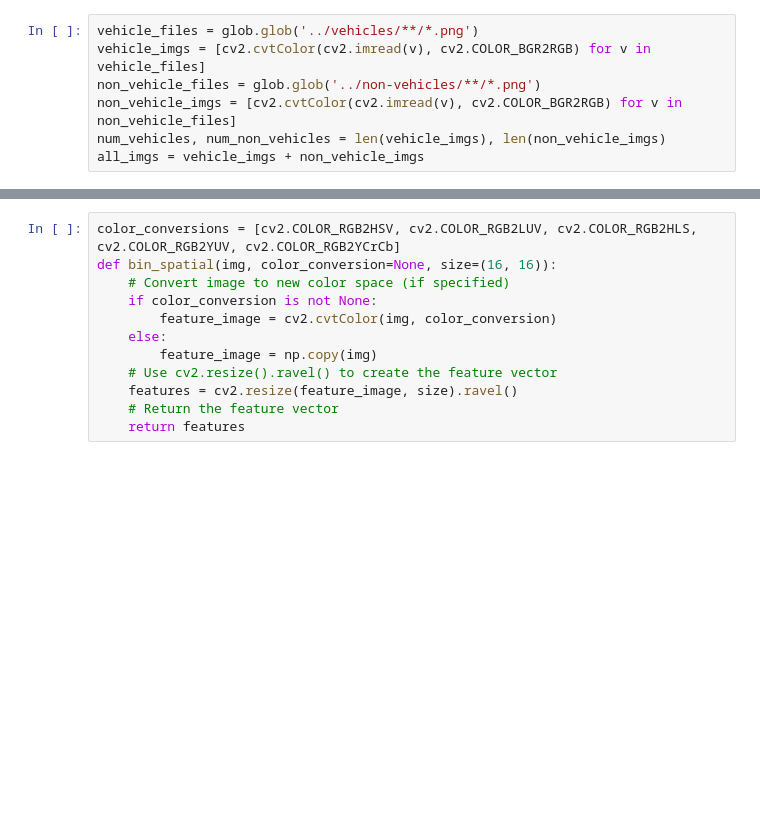
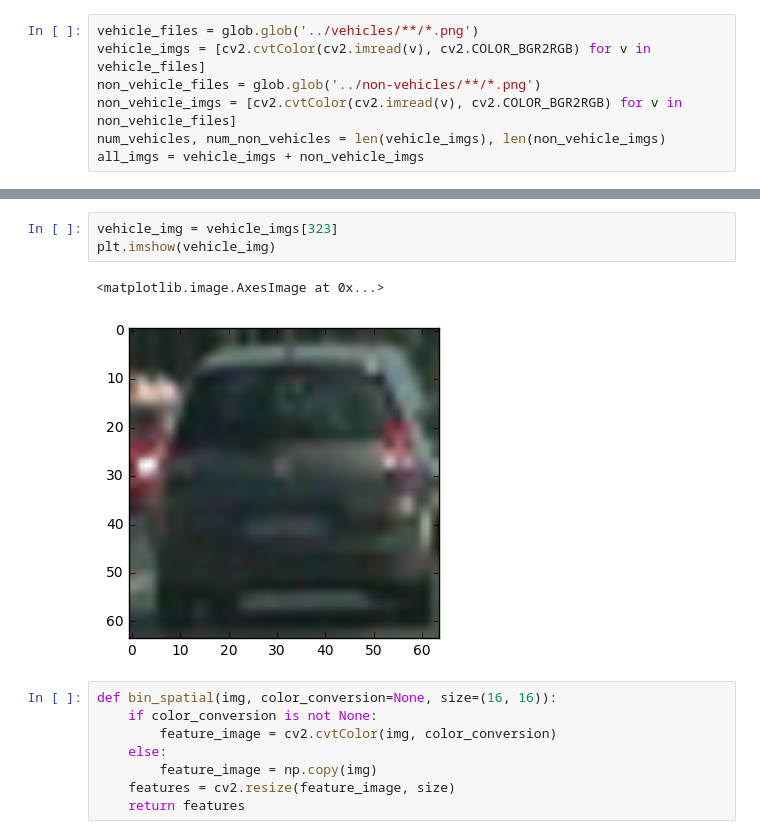
Before and after one commit to ddrm86/udacity-selfdriving-p5, a Jupyter notebook: p5_vehicle_detection.ipynb, the cells around one changed output, grey strips where cells are left out. Drawn from its saved outputs; the diff is of its cells as text; blank space fills up the shorter version.

```diff
--- a/p5_vehicle_detection.ipynb
+++ b/p5_vehicle_detection.ipynb
@@ -37,12 +37,14 @@ show_two_images(vehicle_imgs[ind1], non_vehicle_imgs[ind2], 'Vehicle', 'Not a ve
+# %%
+vehicle_img = vehicle_imgs[323]
+plt.imshow(vehicle_img)
+# %% [output]
+<matplotlib.image.AxesImage at 0x...>
+[figure, added]
 # %%
-color_conversions = [cv2.COLOR_RGB2HSV, cv2.COLOR_RGB2LUV, cv2.COLOR_RGB2HLS, cv2.COLOR_RGB2YUV, cv2.COLOR_RGB2YCrCb]
 def bin_spatial(img, color_conversion=None, size=(16, 16)):
-    # Convert image to new color space (if specified)
     if color_conversion is not None:
         feature_image = cv2.cvtColor(img, color_conversion)
     else:
         feature_image = np.copy(img)
-    # Use cv2.resize().ravel() to create the feature vector
-    features = cv2.resize(feature_image, size).ravel()
-    # Return the feature vector
+    features = cv2.resize(feature_image, size)
     return features
```
Also changed, not shown: parts of 18 cells of this notebook, 1 other file.
